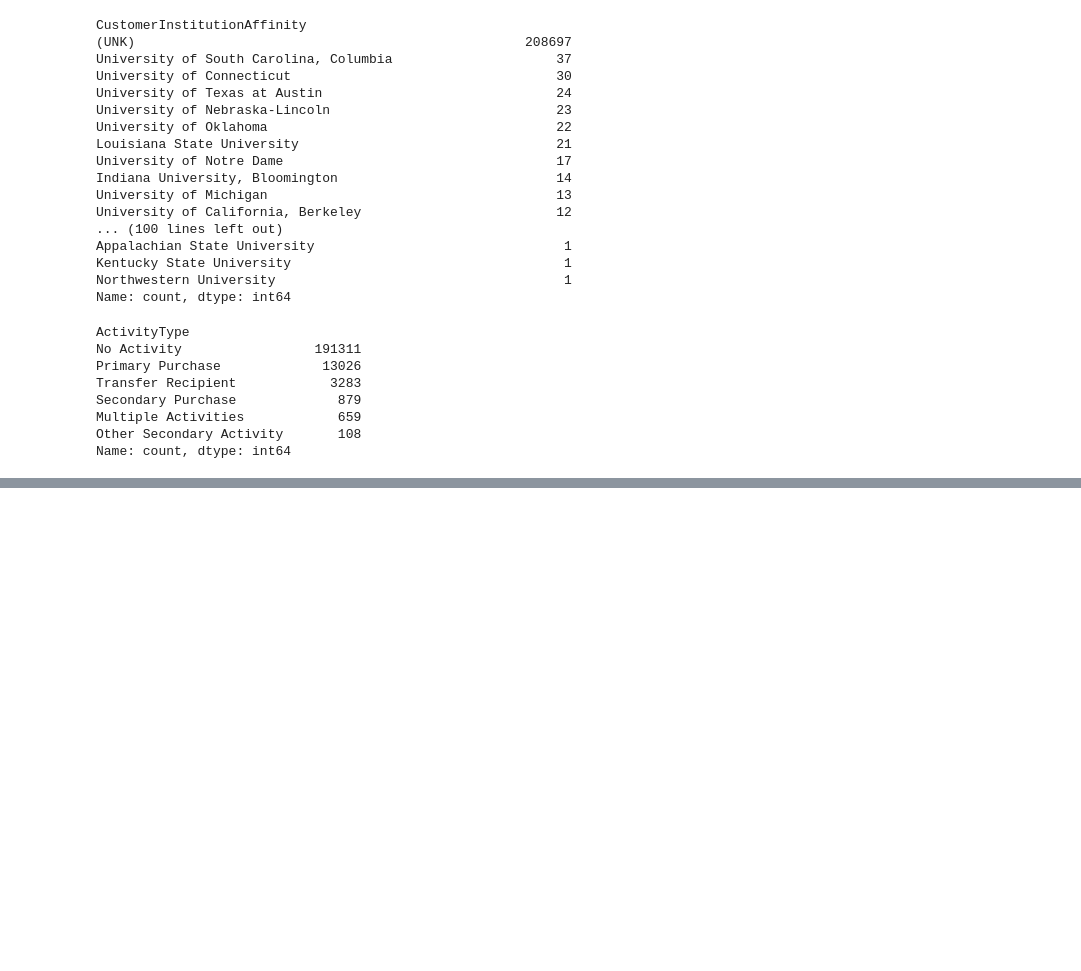
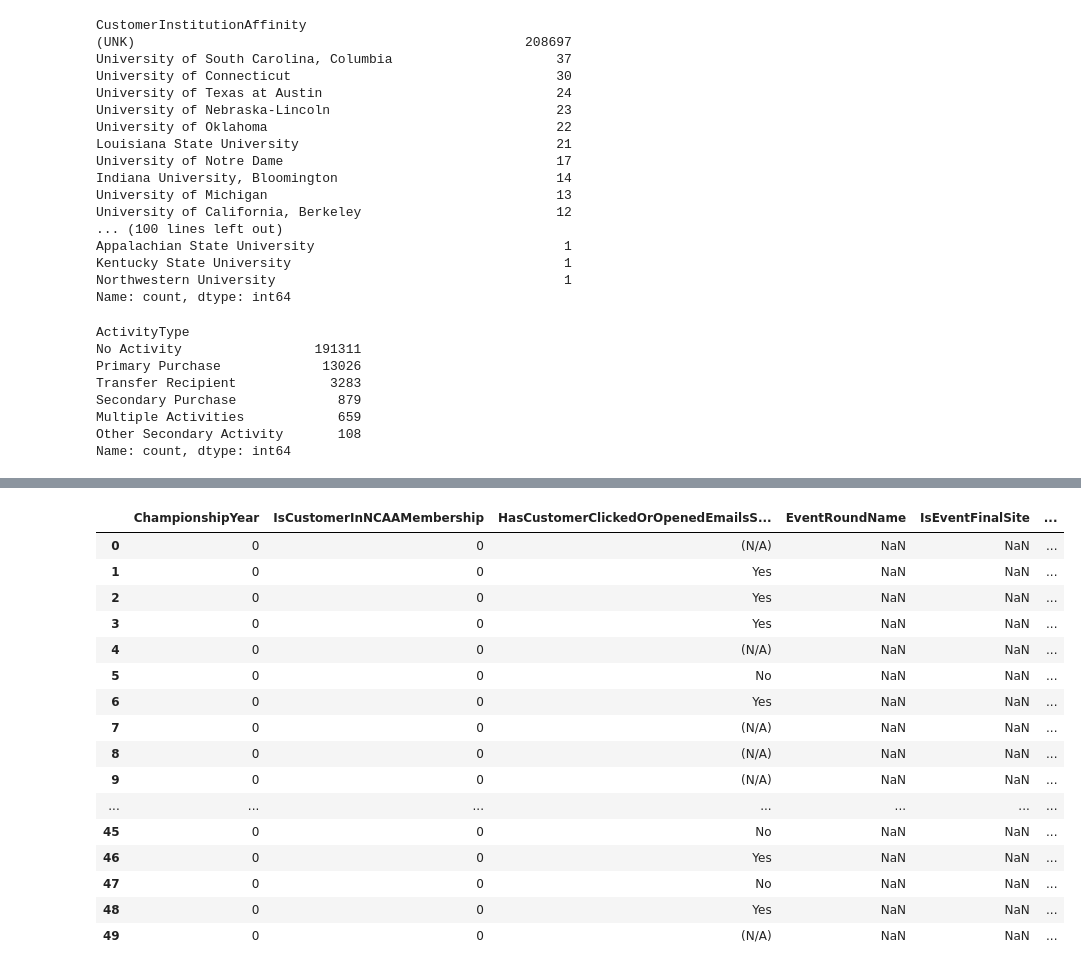
Before and after one commit to tringuyen180303/CCAC-24, a Jupyter notebook: main.ipynb, the cells around one changed output, grey strips where cells are left out. Cells and saved outputs as stored; diff of their text form; code cells hidden in the pictures; blank space fills up the shorter version.

```diff
--- a/main.ipynb
+++ b/main.ipynb
@@ -418,3 +545,23 @@ Successfully installed joblib-1.3.2 scikit-learn-1.4.0 threadpoolctl-3.2.0
 from sklearn.model_selection import train_test_split
 from sklearn.metrics import accuracy_score
 import xgboost as xgb
+# %%
+df1.head(50)
+# %% [output]
+|  | ChampionshipYear | IsCustomerInNCAAMembership | HasCustomerClickedOrOpenedEmailsS... | EventRoundName | IsEventFinalSite | ... |
+| 0 | 0 | 0 | (N/A) | NaN | NaN | ... |
+| 1 | 0 | 0 | Yes | NaN | NaN | ... |
+| 2 | 0 | 0 | Yes | NaN | NaN | ... |
+| 3 | 0 | 0 | Yes | NaN | NaN | ... |
+| 4 | 0 | 0 | (N/A) | NaN | NaN | ... |
+| 5 | 0 | 0 | No | NaN | NaN | ... |
+| 6 | 0 | 0 | Yes | NaN | NaN | ... |
+| 7 | 0 | 0 | (N/A) | NaN | NaN | ... |
+| 8 | 0 | 0 | (N/A) | NaN | NaN | ... |
+| 9 | 0 | 0 | (N/A) | NaN | NaN | ... |
+| ... | ... | ... | ... | ... | ... | ... |
+| 45 | 0 | 0 | No | NaN | NaN | ... |
+| 46 | 0 | 0 | Yes | NaN | NaN | ... |
+| 47 | 0 | 0 | No | NaN | NaN | ... |
+| 48 | 0 | 0 | Yes | NaN | NaN | ... |
+| 49 | 0 | 0 | (N/A) | NaN | NaN | ... |
```
Also changed, not shown: parts of 30 cells of this notebook, 3 other files.
